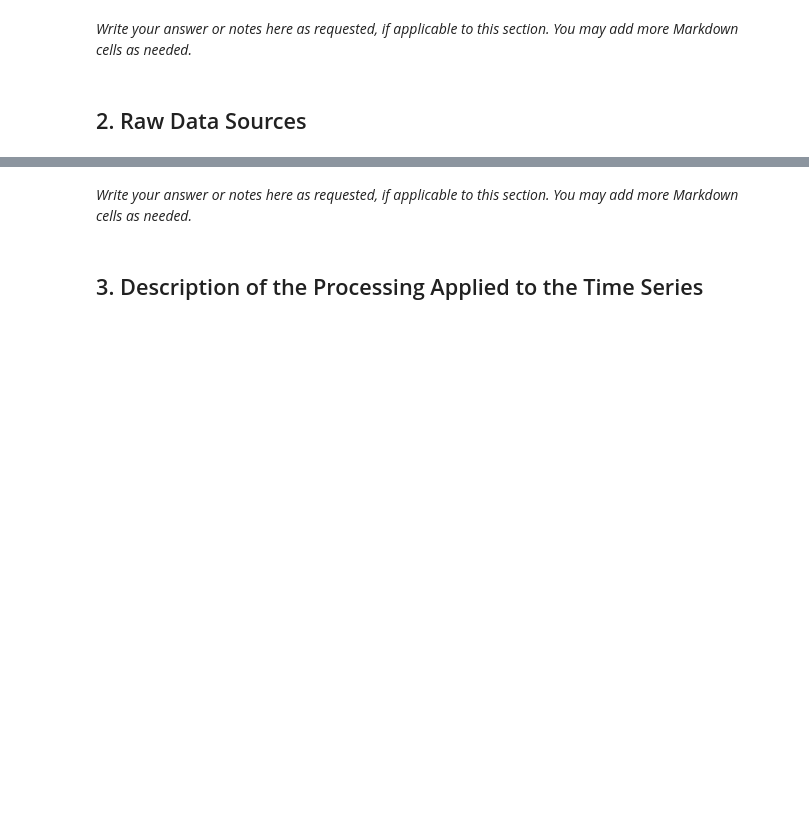
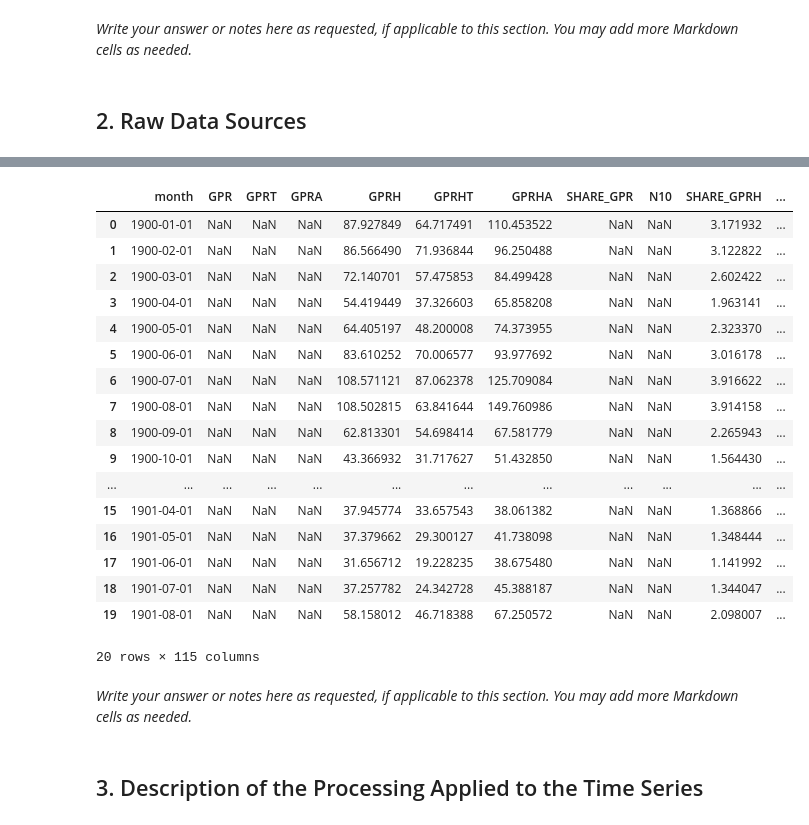
Before and after one commit to davidlvt6992/Time-Series-Analysis, a Jupyter notebook: notebooks/eng_template_project1_id1_id2.ipynb, the cells around one changed output, grey strips where cells are left out. Drawn from its saved outputs; the diff is of its cells as text; code cells hidden in the pictures; blank space fills up the shorter version.

```diff
--- a/notebooks/eng_template_project1_id1_id2.ipynb
+++ b/notebooks/eng_template_project1_id1_id2.ipynb
@@ -17,3 +76,24 @@ Time Series and Forecasting
+# %%
+raw_df2.head(n=20)
+# %% [output]
+|  | month | GPR | GPRT | GPRA | GPRH | GPRHT | GPRHA | SHARE_GPR | N10 | SHARE_GPRH | ... |
+| 0 | 1900-01-01 | NaN | NaN | NaN | 87.927849 | 64.717491 | 110.453522 | NaN | NaN | 3.171932 | ... |
+| 1 | 1900-02-01 | NaN | NaN | NaN | 86.566490 | 71.936844 | 96.250488 | NaN | NaN | 3.122822 | ... |
+| 2 | 1900-03-01 | NaN | NaN | NaN | 72.140701 | 57.475853 | 84.499428 | NaN | NaN | 2.602422 | ... |
+| 3 | 1900-04-01 | NaN | NaN | NaN | 54.419449 | 37.326603 | 65.858208 | NaN | NaN | 1.963141 | ... |
+| 4 | 1900-05-01 | NaN | NaN | NaN | 64.405197 | 48.200008 | 74.373955 | NaN | NaN | 2.323370 | ... |
+| 5 | 1900-06-01 | NaN | NaN | NaN | 83.610252 | 70.006577 | 93.977692 | NaN | NaN | 3.016178 | ... |
+| 6 | 1900-07-01 | NaN | NaN | NaN | 108.571121 | 87.062378 | 125.709084 | NaN | NaN | 3.916622 | ... |
+| 7 | 1900-08-01 | NaN | NaN | NaN | 108.502815 | 63.841644 | 149.760986 | NaN | NaN | 3.914158 | ... |
+| 8 | 1900-09-01 | NaN | NaN | NaN | 62.813301 | 54.698414 | 67.581779 | NaN | NaN | 2.265943 | ... |
+| 9 | 1900-10-01 | NaN | NaN | NaN | 43.366932 | 31.717627 | 51.432850 | NaN | NaN | 1.564430 | ... |
+| ... | ... | ... | ... | ... | ... | ... | ... | ... | ... | ... | ... |
+| 15 | 1901-04-01 | NaN | NaN | NaN | 37.945774 | 33.657543 | 38.061382 | NaN | NaN | 1.368866 | ... |
+| 16 | 1901-05-01 | NaN | NaN | NaN | 37.379662 | 29.300127 | 41.738098 | NaN | NaN | 1.348444 | ... |
+| 17 | 1901-06-01 | NaN | NaN | NaN | 31.656712 | 19.228235 | 38.675480 | NaN | NaN | 1.141992 | ... |
+| 18 | 1901-07-01 | NaN | NaN | NaN | 37.257782 | 24.342728 | 45.388187 | NaN | NaN | 1.344047 | ... |
+| 19 | 1901-08-01 | NaN | NaN | NaN | 58.158012 | 46.718388 | 67.250572 | NaN | NaN | 2.098007 | ... |
+20 rows × 115 columns
 # %% [markdown]
 *Write your answer or notes here as requested, if applicable to this section. You may add more Markdown cells as needed.*
 # %% [markdown]
```
Also changed, not shown: parts of 11 cells of this notebook, 2 other files.
